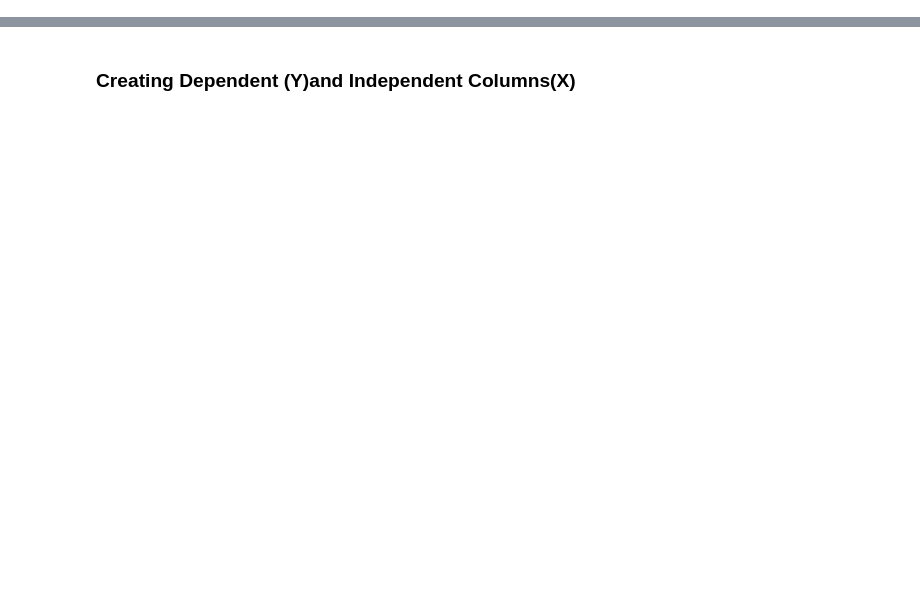
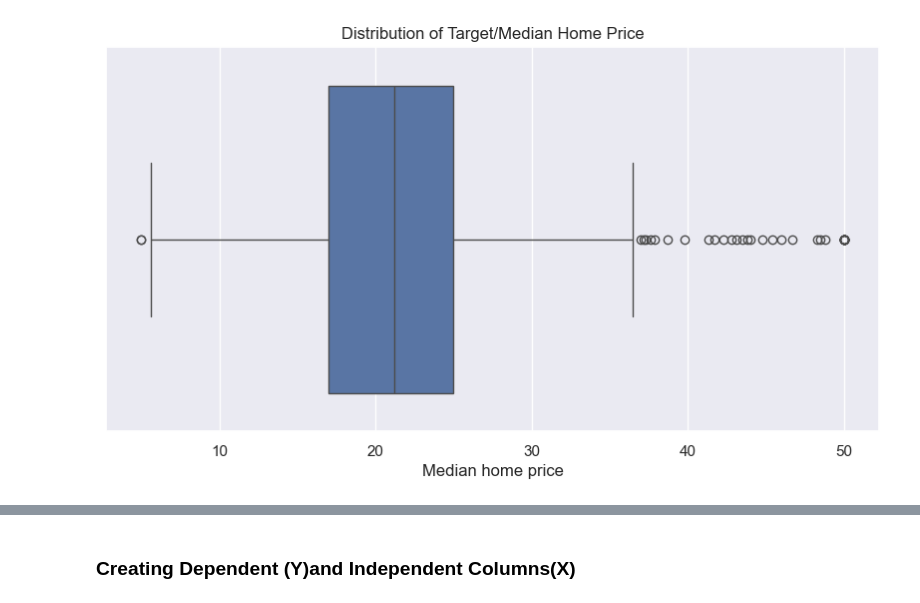
Before and after one commit to AhmadAlee10/linear-regression-boston, a Jupyter notebook: BostonDataset.ipynb, the cells around one changed output, grey strips where cells are left out. Saved outputs shown, nothing was run; the diff lists cells and outputs as text; code cells hidden in the pictures; blank space fills up the shorter version.

```diff
--- a/BostonDataset.ipynb
+++ b/BostonDataset.ipynb
@@ -32,0 +148,7 @@ df.isnull().sum()
+# %%
+plt.figure(figsize=(10,5))
+sns.boxplot(x=df[target])
+plt.title('Distribution of Target/Median Home Price')
+plt.show()
+# %% [output]
+[figure, added]
```
Also changed, not shown: parts of 26 cells of this notebook.
